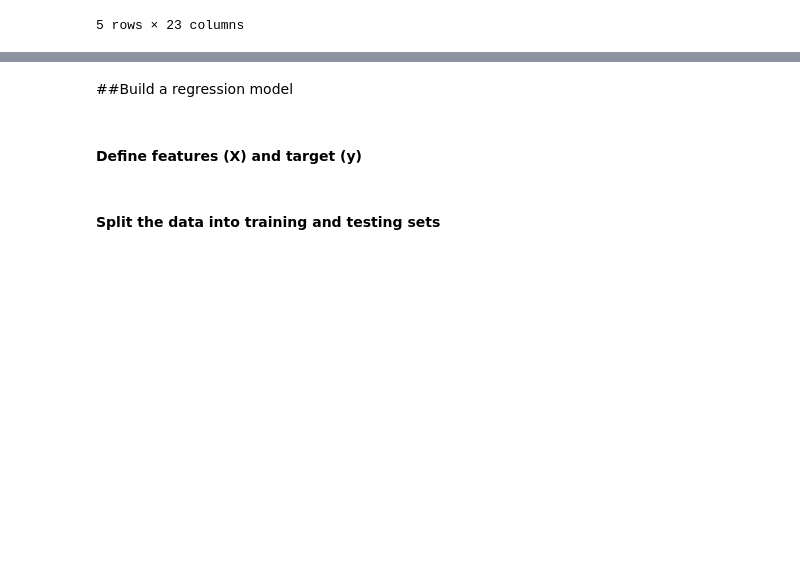
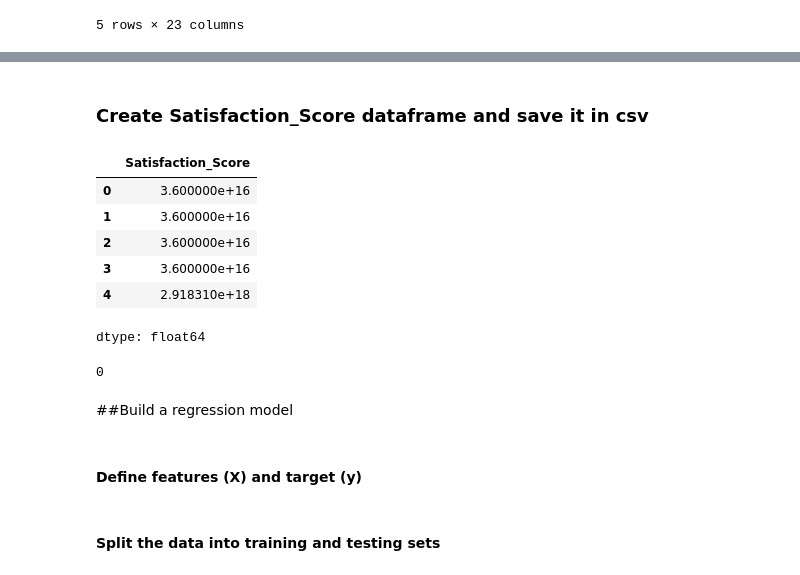
Before and after one commit to santoshdhalwalkar/Telecommunication, a Jupyter notebook: task_4.ipynb, the cells around one changed output, grey strips where cells are left out. Cells and saved outputs as stored; diff of their text form; code cells hidden in the pictures; blank space fills up the shorter version.

```diff
--- a/task_4.ipynb
+++ b/task_4.ipynb
@@ -209,3 +242,27 @@ df_top_10_satisfied_customers
+# %% [markdown]
+###  Create Satisfaction_Score dataframe and save it in csv
+# %%
+# Select and display the relevant columns
+df_Satisfaction_Score = engagement_scores['Satisfaction_Score']
+
+
+
+#dataframe to csv
+df.to_csv('/content/drive/MyDrive/Satisfaction_Score.csv', index=False)
+
+df_Satisfaction_Score.head()
+# %% [output]
+|  | Satisfaction_Score |
+| 0 | 3.600000e+16 |
+| 1 | 3.600000e+16 |
+| 2 | 3.600000e+16 |
+| 3 | 3.600000e+16 |
+| 4 | 2.918310e+18 |
+dtype: float64
+# %%
+df_Satisfaction_Score.isnull().sum()
+# %% [output]
+0
 # %% [markdown]
 ##Build a regression model
 # %%
```
Also changed, not shown: parts of 15 cells of this notebook.
